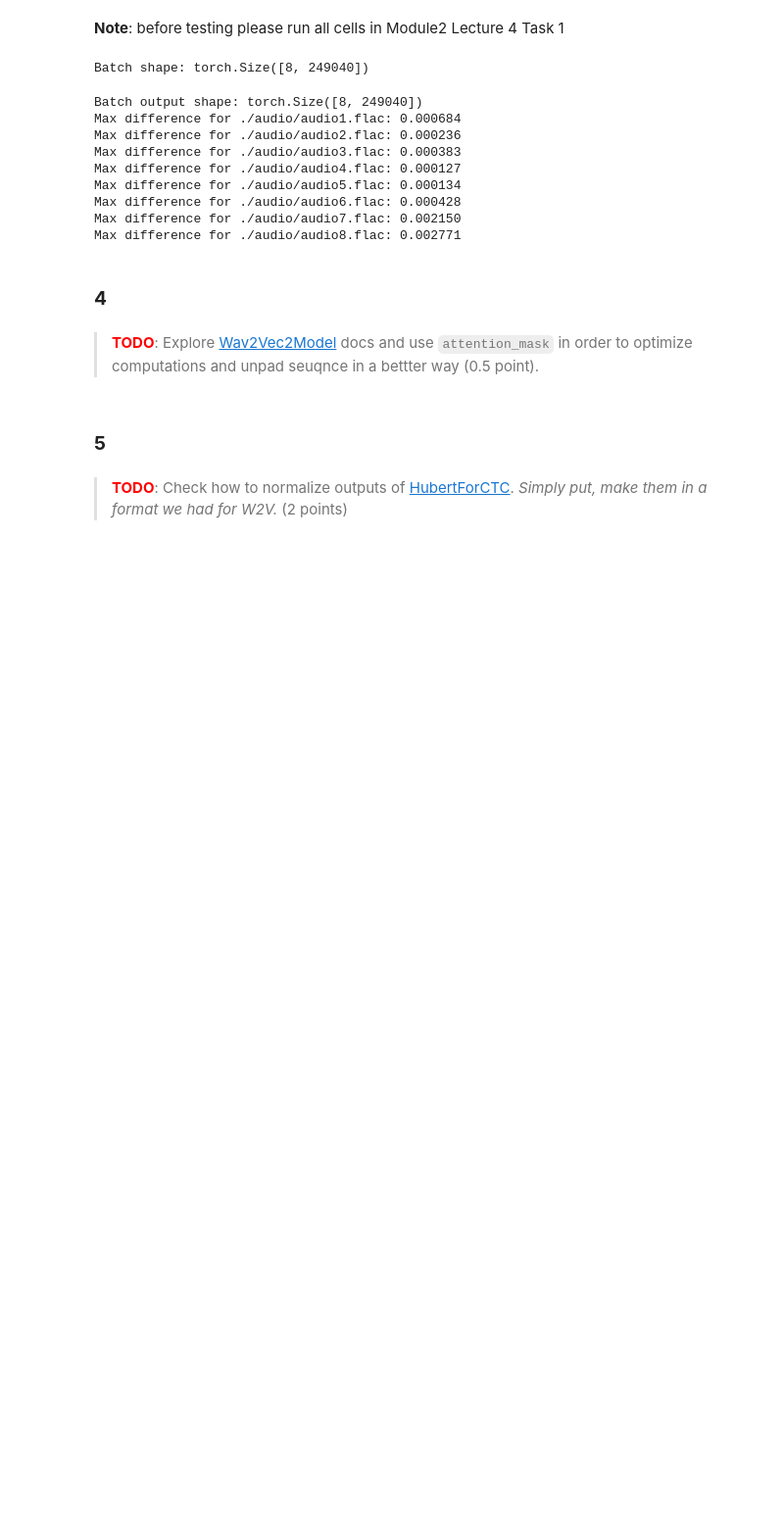
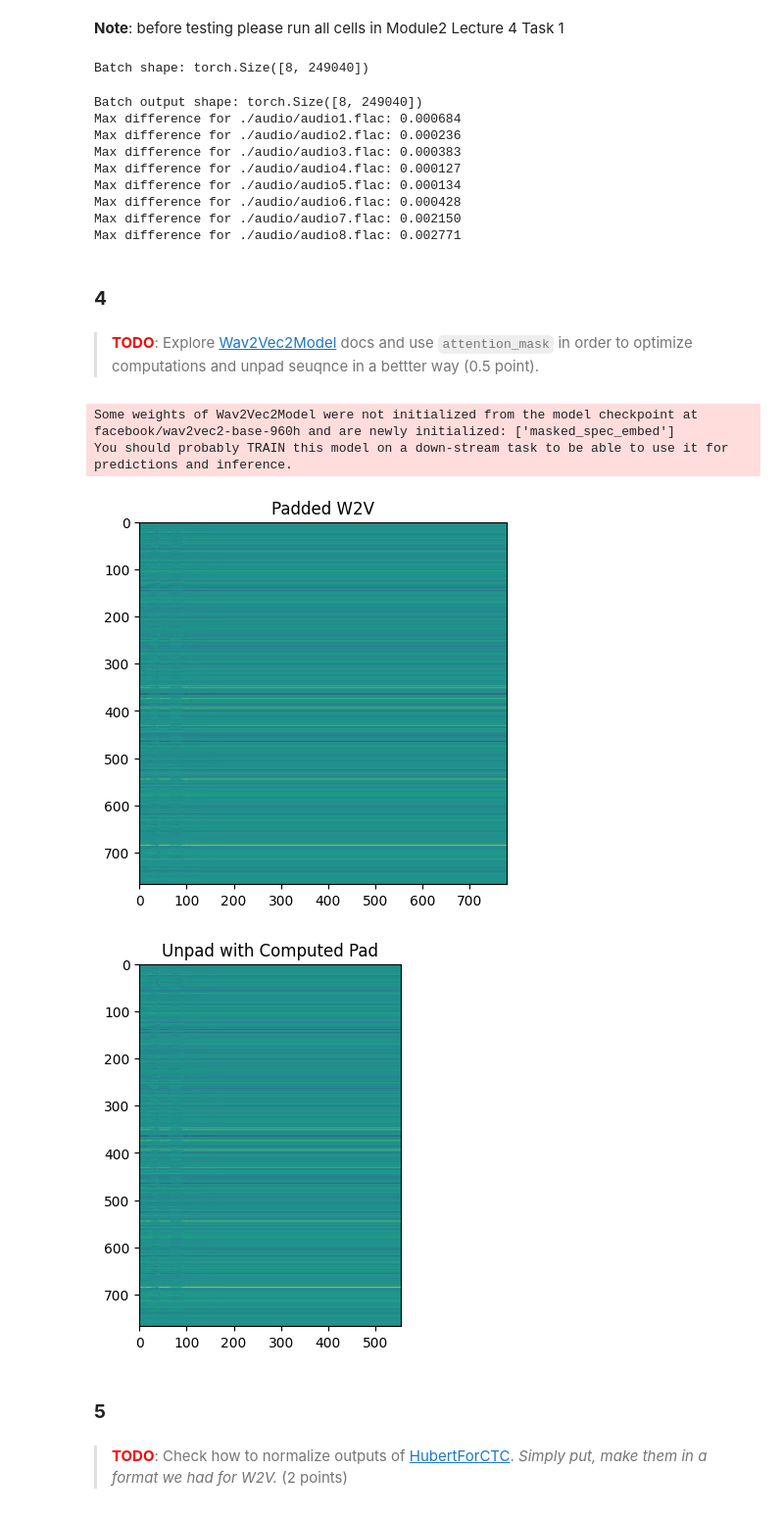
Before and after one commit to PelArtur/Audio_Processing_Labs, a Jupyter notebook: Additional/todos.ipynb, the cells around one changed output. Shown at 98% size. Drawn from its saved outputs; the diff is of its cells as text; code cells hidden in the pictures; blank space fills up the shorter version.

```diff
--- a/Additional/todos.ipynb
+++ b/Additional/todos.ipynb
@@ -594,6 +595,61 @@ Max difference for ./audio/audio8.flac: 0.002771
 ### **4**
 # %% [markdown]
 > <span style="color:red">**TODO**</span>: Explore [Wav2Vec2Model](https://huggingface.co/docs/transformers/model_doc/wav2vec2#transformers.Wav2Vec2Model) docs and use `attention_mask` in order to optimize computations and unpad seuqnce in a bettter way (0.5 point).
+# %%
+from transformers import AutoProcessor, Wav2Vec2Model
+
+DEVICE = "cuda"
+processor = AutoProcessor.from_pretrained("facebook/wav2vec2-base-960h")
+model = Wav2Vec2Model.from_pretrained("facebook/wav2vec2-base-960h").to(DEVICE)
+# %% [output]
+Some weights of Wav2Vec2Model were not initialized from the model checkpoint at facebook/wav2vec2-base-960h and are newly initialized: ['masked_spec_embed']
+You should probably TRAIN this model on a down-stream task to be able to use it for predictions and inference.
+# %%
+waveforms = []
+max_len = 0
+sr = 16000
+
+audio_paths = [f"./audio/audio{i}.flac" for i in range(1, 9)]
+
+for path in audio_paths:
+    waveform, sample_rate = torchaudio.load(path)
+    if sample_rate != sr:
+        waveform = torchaudio.transforms.Resample(sample_rate, sr)(waveform)
+    max_len = max(max_len, waveform.shape[1])
+    waveforms.append(waveform[0].numpy())
+# %%
+input_values = processor(
+    waveforms,
+    sampling_rate=sr,
+    return_tensors="pt",
+    padding=True,
+    return_attention_mask=True
+)
+
+with torch.no_grad():
+    model_output = model(
+        input_values["input_values"].cuda(),
+        attention_mask=input_values['attention_mask'].cuda()
+    )
+
+model_output = model_output.last_hidden_state.cpu()
+# %%
+audio2spec_pad_layer1 = Audio2SpecPad(hop_size=320 * 3)
+
+computed_w2v_pad = audio2spec_pad_layer1(
+    input_values['attention_mask'].to(dtype=torch.float64),
+    time_max_length=model_output.shape[1]
+)
+# %%
+plt.title("Padded W2V")
+plt.imshow(model_output[0].T)
+plt.show()
+plt.title("Unpad with Computed Pad")
+plt.imshow(model_output[0][computed_w2v_pad[0]==1].T)
+plt.show()
+# %% [output]
+[figure, added]
+[figure, added]
 # %% [markdown]
 ### **5**
 # %% [markdown]
```
Also changed, not shown: parts of 7 cells of this notebook.
